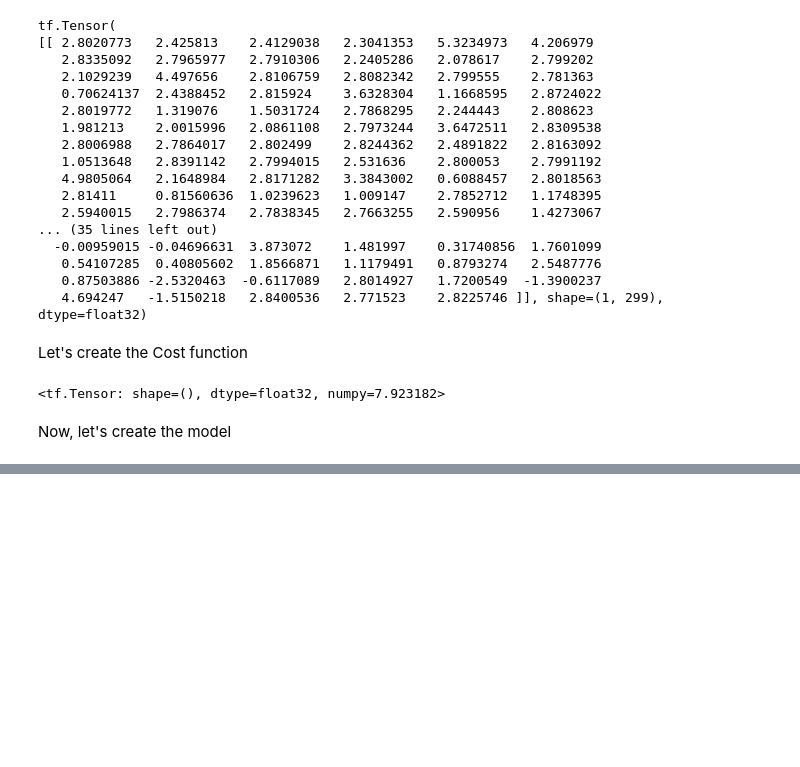
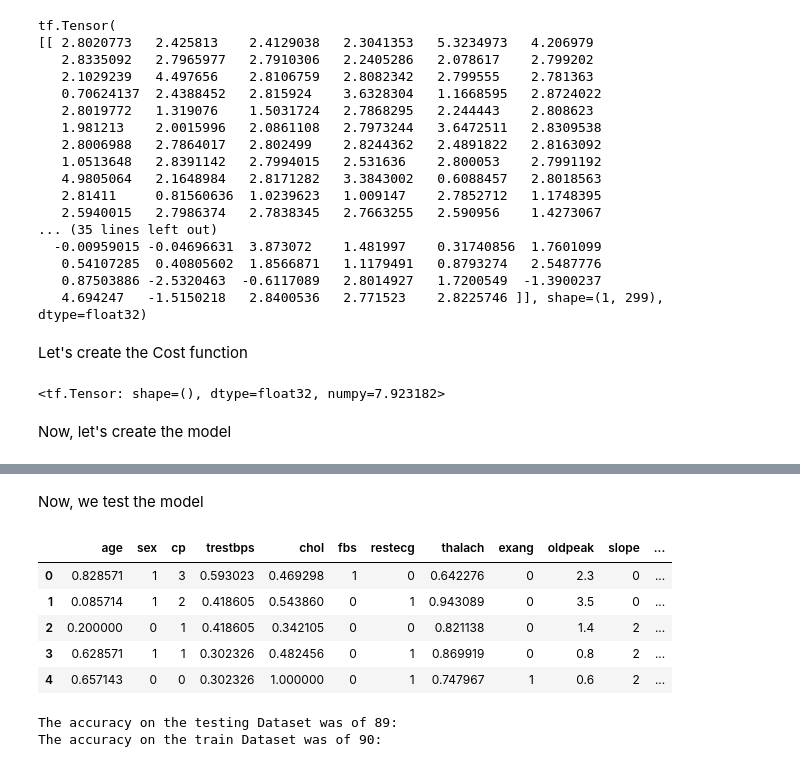
Before and after one commit to Giovanni2414/Machine-Learning-Own-Projects, a Jupyter notebook: Tensorflow Introduction/Tensorflow_Introduction_Own_Training_Project.ipynb, the cells around one changed output, grey strips where cells are left out. Cells and saved outputs as stored; diff of their text form; code cells hidden in the pictures; blank space fills up the shorter version.

```diff
--- a/Tensorflow Introduction/Tensorflow_Introduction_Own_Training_Project.ipynb
+++ b/Tensorflow Introduction/Tensorflow_Introduction_Own_Training_Project.ipynb
@@ -229,0 +230,43 @@ Cost after epoch 1490: 0.312998
+# %% [markdown]
+Now, we test the model
+# %%
+df_testing = pd.read_csv("./Dataset/TestingDataset.csv")
+for column in columnsToNormalize:
+    df_testing[column] = MinMaxScaler().fit_transform(np.array(df_testing[column]).reshape(-1,1))
+
+test_Y = np.array(df_testing['target'])
+df_testing.drop(['target'], axis=1, inplace=True)
+test_Y = test_Y.astype('float32')
+test_Y = test_Y.reshape(test_Y.shape[0],1)
+test_X = np.array(df_testing.values)
+test_X = test_X.astype('float32')
+
+
+
+df_testing.head()
+# %% [output]
+|  | age | sex | cp | trestbps | chol | fbs | restecg | thalach | exang | oldpeak | slope | ... |
+| 0 | 0.828571 | 1 | 3 | 0.593023 | 0.469298 | 1 | 0 | 0.642276 | 0 | 2.3 | 0 | ... |
+| 1 | 0.085714 | 1 | 2 | 0.418605 | 0.543860 | 0 | 1 | 0.943089 | 0 | 3.5 | 0 | ... |
+| 2 | 0.200000 | 0 | 1 | 0.418605 | 0.342105 | 0 | 0 | 0.821138 | 0 | 1.4 | 2 | ... |
+| 3 | 0.628571 | 1 | 1 | 0.302326 | 0.482456 | 0 | 1 | 0.869919 | 0 | 0.8 | 2 | ... |
+| 4 | 0.657143 | 0 | 0 | 0.302326 | 1.000000 | 0 | 1 | 0.747967 | 1 | 0.6 | 2 | ... |
+# %%
+Z3 = forward_propagation(tf.transpose(test_X), parameters)
+A3 = tf.keras.activations.sigmoid(Z3)
+A3 = tf.math.round(A3)
+trueVector = A3 == test_Y.transpose()
+goodPredictionsCounter = trueVector.numpy().sum()
+perc = (goodPredictionsCounter/test_Y.shape[0]) * 100
+print("The accuracy on the testing Dataset was of %i: " % (perc))
+
+Z3 = forward_propagation(tf.transpose(train_X), parameters)
+A3 = tf.keras.activations.sigmoid(Z3)
+A3 = tf.math.round(A3)
+trueVector = A3 == train_Y.transpose()
+goodPredictionsCounter = trueVector.numpy().sum()
+perc = (goodPredictionsCounter/train_Y.shape[0]) * 100
+print("The accuracy on the train Dataset was of %i: " % (perc))
+# %% [output]
+The accuracy on the testing Dataset was of 89:
+The accuracy on the train Dataset was of 90:
```
Also changed, not shown: parts of 2 cells of this notebook, 1 other file.
